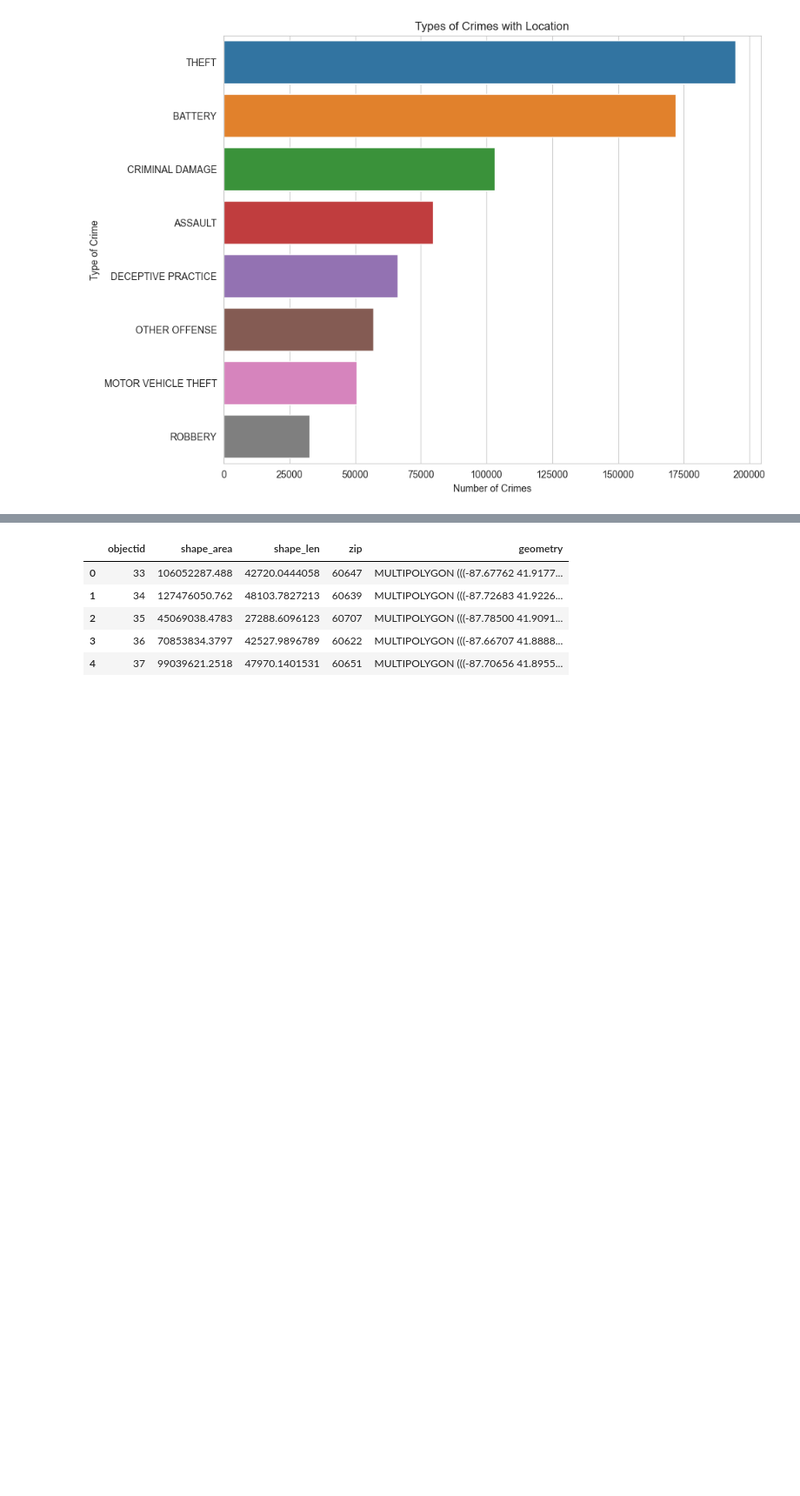
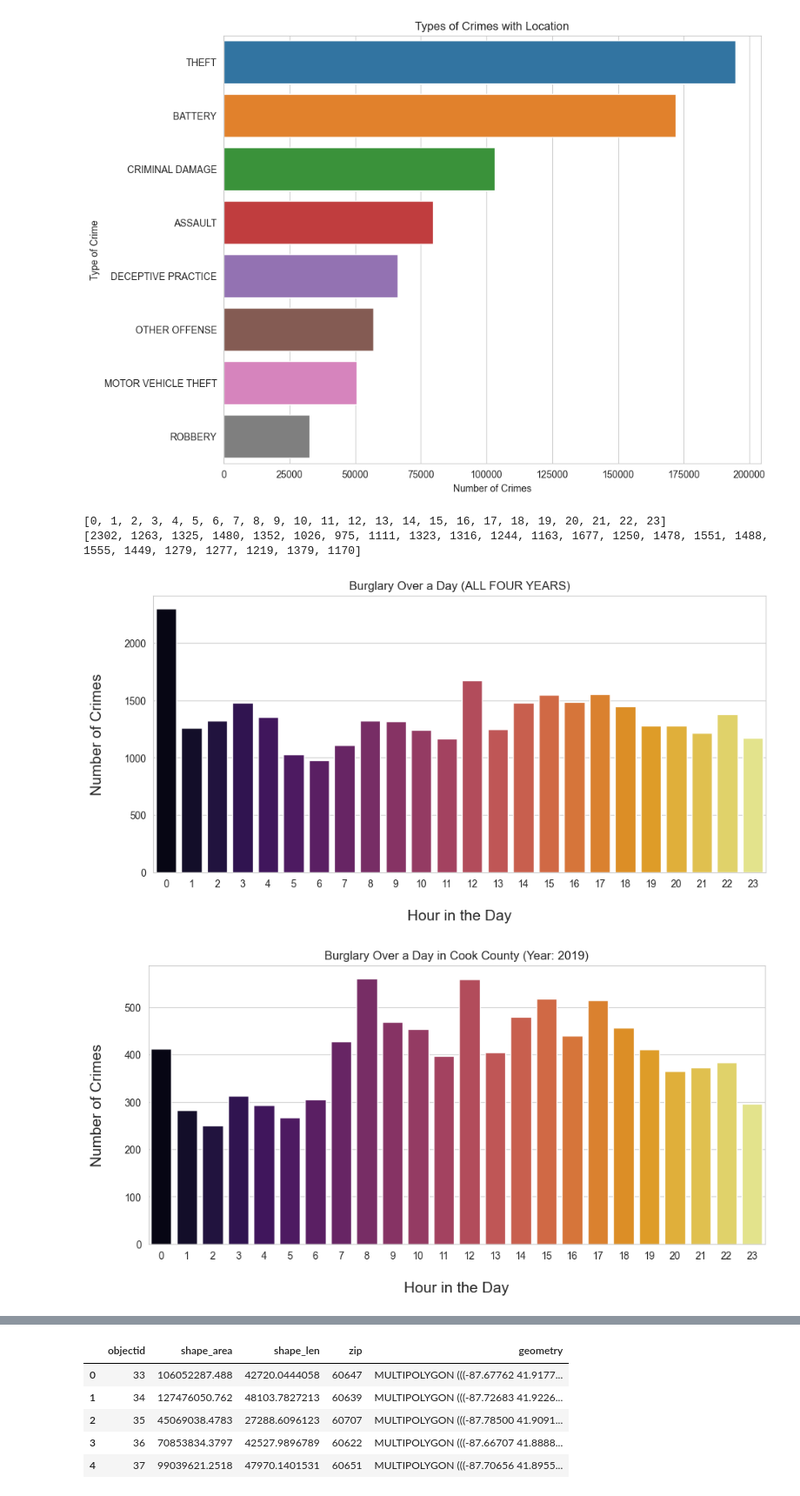
Before and after one commit to kfukutom/urban-informatics, a Jupyter notebook: src/algorithmic_policing.ipynb, the cells around one changed output, grey strips where cells are left out. Shown at 87% size. Drawn from its saved outputs; the diff is of its cells as text; code cells hidden in the pictures; blank space fills up the shorter version.

```diff
--- a/src/algorithmic_policing.ipynb
+++ b/src/algorithmic_policing.ipynb
@@ -304,3 +287,48 @@ plt.ylabel("Type of Crime")
 plt.show()
 # %% [output]
 [figure]
+# %%
+import seaborn as sb
+burglary = df_time[df_time['Primary Type'] == 'BURGLARY']
+#df_time['HourOfDay']
+hours = [int(x) for x in list(burglary['HourOfDay'].unique())]
+hours = sorted(hours)
+print(hours)
+
+burglary_crimes = list(burglary['HourOfDay'].value_counts().sort_index())
+print(f"{burglary_crimes}")
+
+#
+fig, ax = plt.subplots(figsize=(11,5))
+sb.barplot(x=hours, y=burglary_crimes, palette="inferno")
+plt.title("Burglary Over a Day (ALL FOUR YEARS)")
+plt.xlabel("\nHour in the Day", fontdict={'fontsize': 15})
+plt.ylabel("Number of Crimes\n", fontdict={'fontsize': 15})
+
+def queue_initial(parse):
+    queue = []
+    for year in df_time[parse].unique():
+        queue.append(year)
+    return queue
+
+def burglary_by_year():
+    #pass in a base df
+    queue = queue_initial("Year")
+    for parsed in queue:
+        sub = df_time[df_time['Year'] == parsed]
+        sub = sub[sub['Primary Type'] == 'BURGLARY']
+        hours = sorted([int(x) for x in list(sub['HourOfDay'].unique())])
+        # attributes for crime frequency
+        nominal_sub = list(sub['HourOfDay'].value_counts().sort_index())
+        fig, ax = plt.subplots(figsize=(11, 5))
+        sb.barplot(x=hours, y=nominal_sub, palette='inferno')
+        plt.title(f"Burglary Over a Day in Cook County (Year: {parsed})")
+        plt.xlabel("\nHour in the Day", fontdict={'fontsize': 15})
+        plt.ylabel("Number of Crimes\n", fontdict={'fontsize': 15})
+
+burglary_by_year()
+# %% [output]
+[0, 1, 2, 3, 4, 5, 6, 7, 8, 9, 10, 11, 12, 13, 14, 15, 16, 17, 18, 19, 20, 21, 22, 23]
+[2302, 1263, 1325, 1480, 1352, 1026, 975, 1111, 1323, 1316, 1244, 1163, 1677, 1250, 1478, 1551, 1488, 1555, 1449, 1279, 1277, 1219, 1379, 1170]
+[figure, added]
+[figure, added]
```
Also changed, not shown: parts of 33 cells of this notebook.
